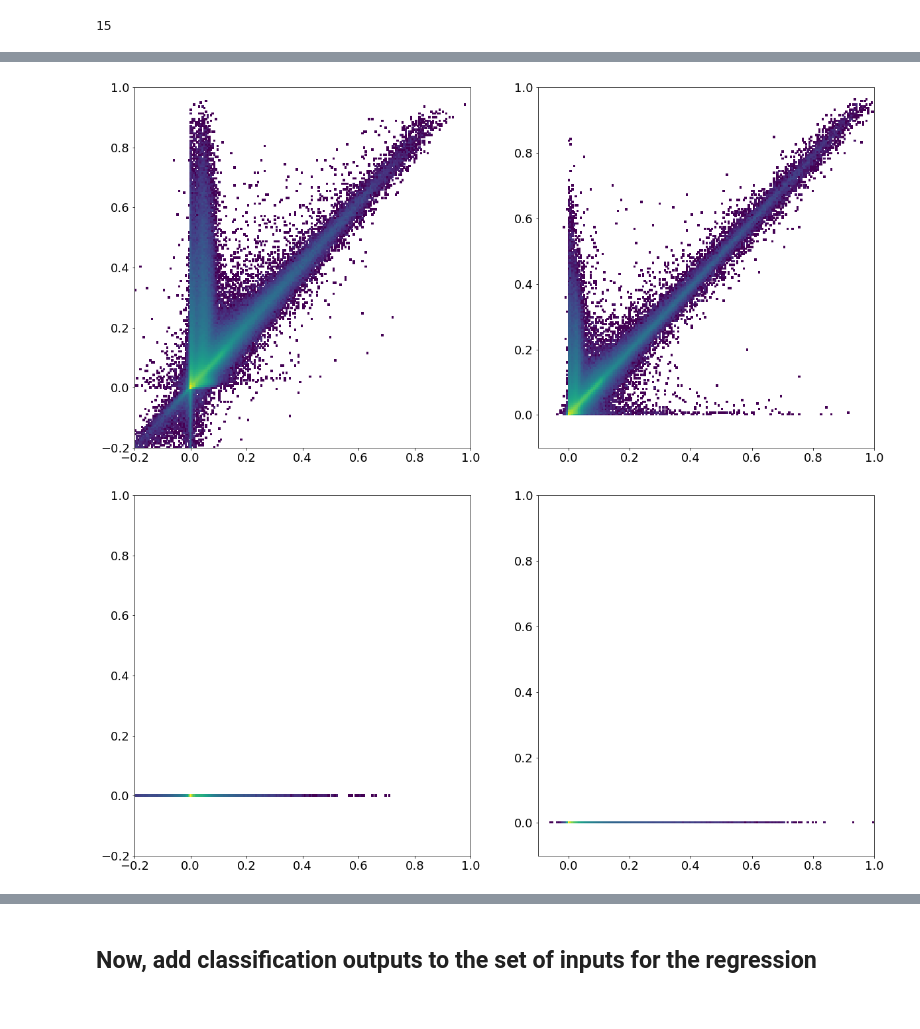
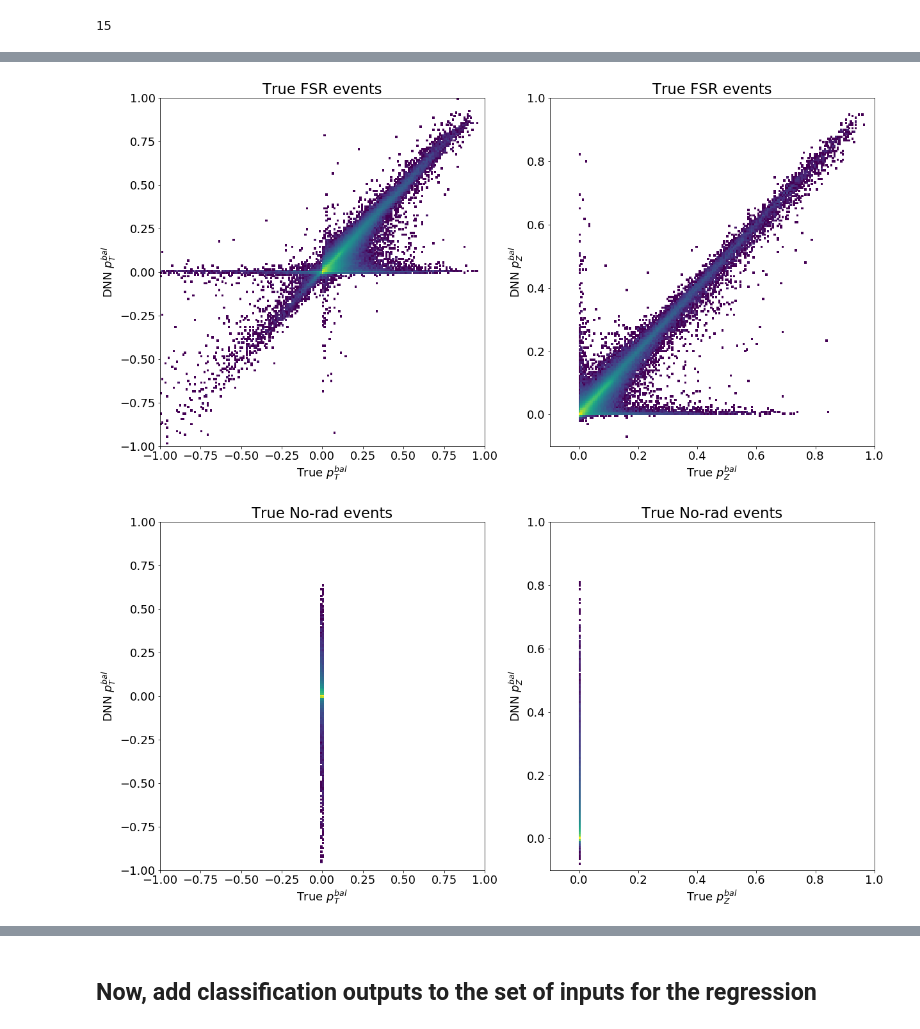
Before and after one commit to owen234/DIS-reco, a Jupyter notebook: NN_athena_classify_then_reg_plots_subsel_v3.ipynb, the cells around one changed output, grey strips where cells are left out. Cells and saved outputs as stored; diff of their text form; code cells hidden in the pictures.

```diff
--- a/NN_athena_classify_then_reg_plots_subsel_v3.ipynb
+++ b/NN_athena_classify_then_reg_plots_subsel_v3.ipynb
@@ -36,9 +36,9 @@ has_gpu = True
 
 #has_gpu = True
 
-classification_training_name = 'training_athena_classification_v3a'
+classification_training_name = 'training_athena_classification_v3b'
 
-regression_training_name = 'training_athena_classification_v3a'
+regression_training_name = 'training_athena_classification_v3b'
 
 plot_isr_only = False
 plot_fsr_only = False
@@ -52,7 +52,7 @@ xaxis_range = ''
 
 save_plots = True
 
-plots_dir = 'plots-v3a-f1a'
+plots_dir = 'plots-v3b-f1a'
 
 #--- Hyperparameter settings.
 
@@ -70,7 +70,7 @@ dropout_setval = 0.0
 
 
 
-input_file = 'athena-rapgap-delphes/dnn-inputs-v4-28m.root'
+input_file = 'athena-rapgap-delphes/dnn-inputs-v5-chunk1.root'
 
 
 plot_string = 'allevts'
@@ -590,17 +603,37 @@ plt.show()
 # %%
 fig,ax = plt.subplots(1,2,figsize=(20,10))
-ax[0].hist2d(pred_vals_c[:,0][Ex_isrfsr_test[:,1]==1],true_vals_c[:,0][Ex_isrfsr_test[:,1]==1],bins=200, norm=mpl.colors.LogNorm(), range=([-0.2,1],[-0.2,1]))
-ax[1].hist2d(pred_vals_c[:,1][Ex_isrfsr_test[:,1]==1],true_vals_c[:,1][Ex_isrfsr_test[:,1]==1],bins=200, norm=mpl.colors.LogNorm(), range=([-0.1,1],[-0.1,1]))
+
+ax[0].hist2d(true_vals_c[:,0][Ex_isrfsr_test[:,1]==1],pred_vals_c[:,0][Ex_isrfsr_test[:,1]==1],bins=200, norm=mpl.colors.LogNorm(), range=([-1,1],[-1,1]))
+ax[1].hist2d(true_vals_c[:,1][Ex_isrfsr_test[:,1]==1],pred_vals_c[:,1][Ex_isrfsr_test[:,1]==1],bins=200, norm=mpl.colors.LogNorm(), range=([-0.1,1],[-0.1,1]))
+
+
+ax[0].set_title('True FSR events')
+ax[1].set_title('True FSR events')
+ax[0].set_ylabel('DNN $p_T^{bal}$')
+ax[1].set_ylabel('DNN $p_Z^{bal}$')
+ax[0].set_xlabel('True $p_T^{bal}$')
+ax[1].set_xlabel('True $p_Z^{bal}$')
+
 plt.show()
 # %% [output]
-[figure, old version]
+[figure, new version]
 # %%
 fig,ax = plt.subplots(1,2,figsize=(20,10))
-ax[0].hist2d(pred_vals_c[:,0][Ex_isrfsr_test[:,2]==1],true_vals_c[:,0][Ex_isrfsr_test[:,2]==1],bins=200, norm=mpl.colors.LogNorm(), range=([-0.2,1],[-0.2,1]))
-ax[1].hist2d(pred_vals_c[:,1][Ex_isrfsr_test[:,2]==1],true_vals_c[:,1][Ex_isrfsr_test[:,2]==1],bins=200, norm=mpl.colors.LogNorm(), range=([-0.1,1],[-0.1,1]))
+
+ax[0].hist2d(true_vals_c[:,0][Ex_isrfsr_test[:,2]==1],pred_vals_c[:,0][Ex_isrfsr_test[:,2]==1],bins=200, norm=mpl.colors.LogNorm(), range=([-1,1],[-1,1]))
+ax[1].hist2d(true_vals_c[:,1][Ex_isrfsr_test[:,2]==1],pred_vals_c[:,1][Ex_isrfsr_test[:,2]==1],bins=200, norm=mpl.colors.LogNorm(), range=([-0.1,1],[-0.1,1]))
+
+
+ax[0].set_title('True No-rad events')
+ax[1].set_title('True No-rad events')
+ax[0].set_ylabel('DNN $p_T^{bal}$')
+ax[1].set_ylabel('DNN $p_Z^{bal}$')
+ax[0].set_xlabel('True $p_T^{bal}$')
+ax[1].set_xlabel('True $p_Z^{bal}$')
+
 plt.show()
 # %% [output]
-[figure, old version]
+[figure, new version]
 # %%
 fig,ax = plt.subplots(2,2,figsize=(12,12), sharex='col')
 
```
Also changed, not shown: parts of 45 cells of this notebook, 1 other file.
